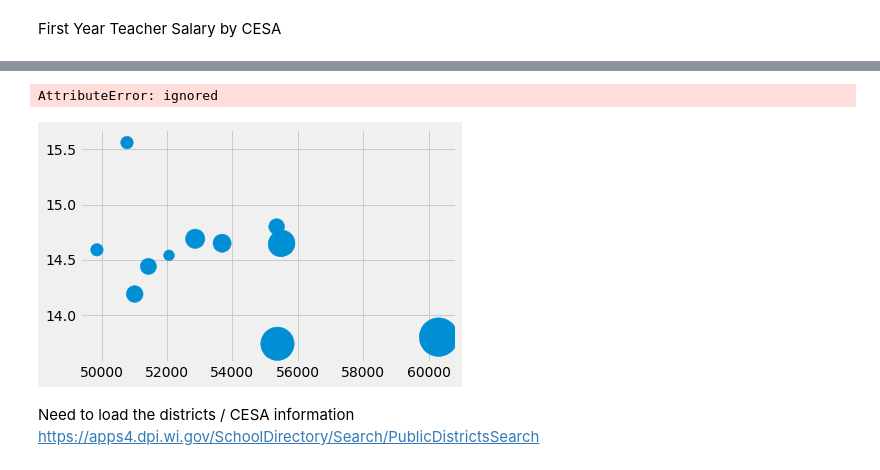
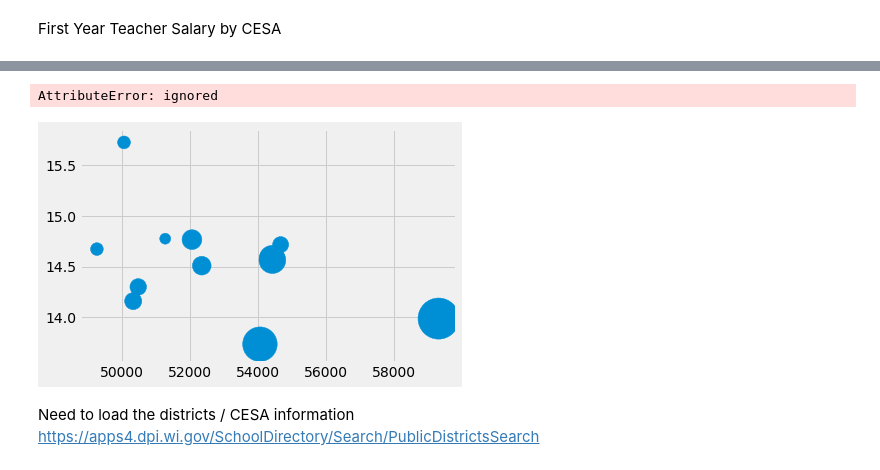
Before and after one commit to j-buss/wi-dpi, a Jupyter notebook: blog/5_A_Geographic_Descriptive_Analytics.ipynb, the cells around one changed output, grey strips where cells are left out. Drawn from its saved outputs; the diff is of its cells as text; code cells hidden in the pictures.

```diff
--- a/blog/5_A_Geographic_Descriptive_Analytics.ipynb
+++ b/blog/5_A_Geographic_Descriptive_Analytics.ipynb
@@ -142,2 +143,17 @@ GROUP BY
+# %%
+sql = '''
+SELECT
+  Cesa_Num,
+  Round(Salary,2) as Salary,
+  research_ID,
+  Round(max_contract_total_experience,2) as experience,
+  Round(age,2) as age,
+  max_contract_days,
+  assignment_fte
+FROM
+  {}.{}
+WHERE
+  Pos_Cat_Flag = 'T'
+  '''.format('refined','2017_geo_Analysis_level_01')
 # %%
-df = pd.read_gbq(sql, project_id=project_id)
+geo_analysis_df = pd.read_gbq(sql, project_id=project_id)
@@ -159,0 +160,3 @@ Name: Count, dtype: int64
+# %%
+geo_analysis_df['contract_days_median'] = geo_analysis_df['max_contract_days'].median()
+geo_analysis_df['contract_days_std'] = geo_analysis_df['max_contract_days'].std()
@@ -159,0 +172,10 @@ Name: Count, dtype: int64
+# %%
+Cesa_Sum_All_df = geo_analysis_df.groupby('Cesa_Num') \
+  .agg({'Salary':'mean', 'research_ID':'size', 'experience':'mean', 'age':'mean'}) \
+  .rename(columns={'Salary':'Avg. Salary', 'research_ID':'Count of Individuals',\
+                   'experience':'Avg. Experience','age':'Avg. Age'})
+
+#df = df.groupby('source') \
+#       .agg({'text':'size', 'sent':'mean'}) \
+#       .rename(columns={'text':'count','sent':'mean_sent'}) \
+#       .reset_index()
@@ -160,17 +227,17 @@ Name: Count, dtype: int64
 # %%
-plt.scatter(df['Avg_Salary'],df['experience'],s=df['Count']/10)
+plt.scatter(Cesa_Sum_All_df['Avg. Salary'],Cesa_Sum_All_df['Avg. Experience'],s=Cesa_Sum_All_df['Count of Individuals']/10)
 
-#scat_graph.title('SCATTER')
+#scat_graph.('SCATTER')
 #scat_graph.tick_params(axis = 'both', labelsize=9)
 plt.yaxis.set_major_formatter(FormatStrFormatter('%.2f'))
 #plt.get_xaxis().set_major_formatter(
 #  matplotlib.ticker.FuncFormatter(lambda x, p: format(int(x), ',')))
 #plt.get_yaxis().set_major_formatter(
 #  matplotlib.ticker.FuncFormatter(lambda x, p: format(int(x), ',')))
 plt.show()
 # %% [output]
 AttributeError: ignored
-[figure, old version]
+[figure, new version]
 # %% [markdown]
 Need to load the districts / CESA information https://apps4.dpi.wi.gov/SchoolDirectory/Search/PublicDistrictsSearch
 # %% [markdown]
```
Also changed, not shown: parts of 7 cells of this notebook.
